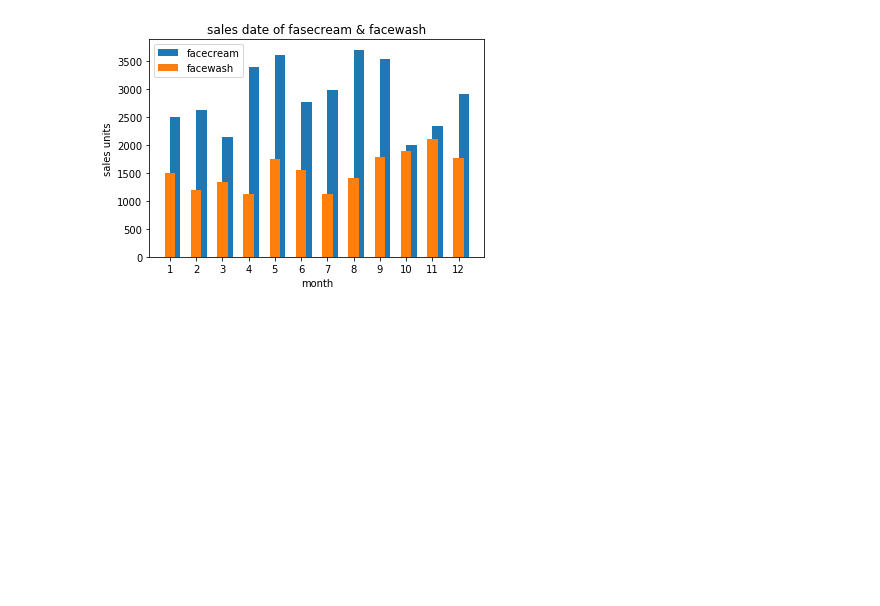
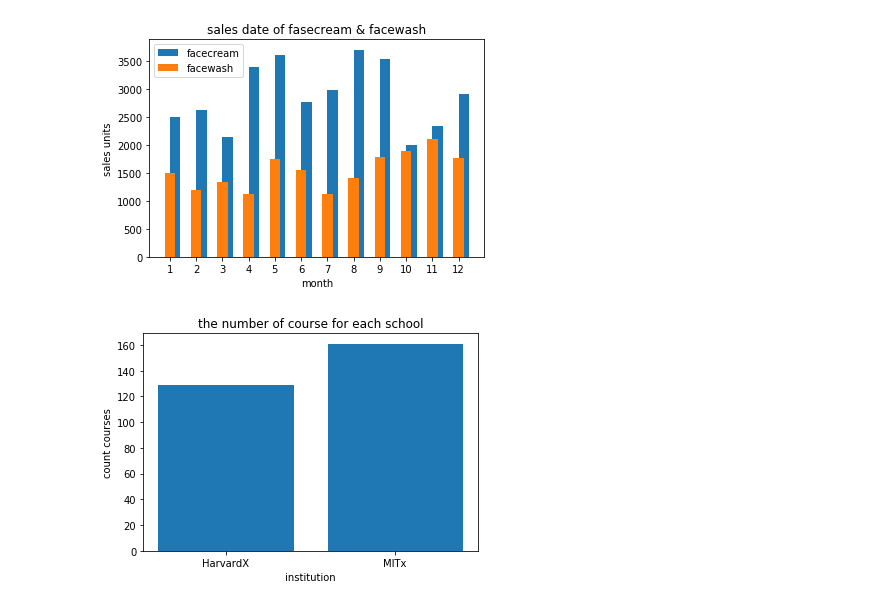
Before and after one commit to jiaoguoning/ipynbfiles, a Jupyter notebook: pythonppt/Xueli4.ipynb, the cells around one changed output. Drawn from its saved outputs; the diff is of its cells as text; code cells hidden in the pictures; blank space fills up the shorter version.

```diff
--- a/pythonppt/Xueli4.ipynb
+++ b/pythonppt/Xueli4.ipynb
@@ -176,3 +176,23 @@ plt.show()
 [figure]
 # %%
 plt.bar?
+# %%
+import csv
+import numpy as np
+import matplotlib.pyplot as plt
+with open('appendix.csv', 'rt') as fin:
+    cin = csv.reader(fin)
+    villains = [row for row in cin]
+
+dataset = np.array(villains)
+schools = list(set(dataset[1:, 0]))
+num_courses = [list(dataset[1:, 0]).count(sname) for sname in schools]
+
+plt.title('the number of course for each school')
+plt.xlabel('institution')
+plt.ylabel('count courses')
+plt.bar(schools, num_courses)
+plt.savefig('xueli11-1.png')
+plt.show()
+# %% [output]
+[figure, added]
```
Also changed, not shown: parts of 5 cells of this notebook, 7 other files.
